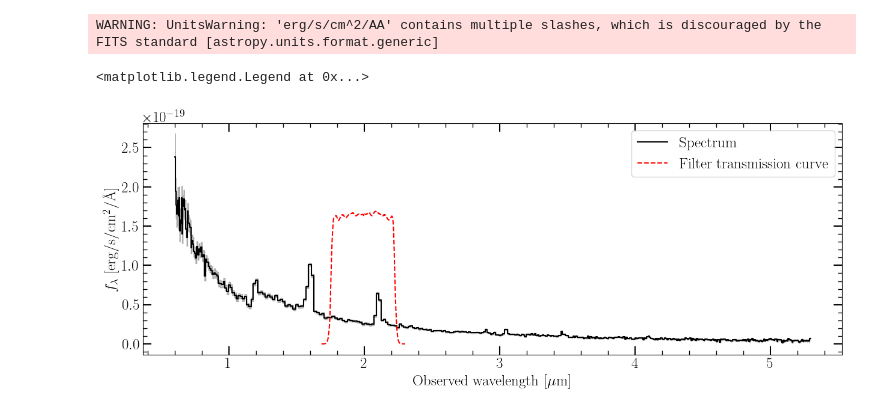
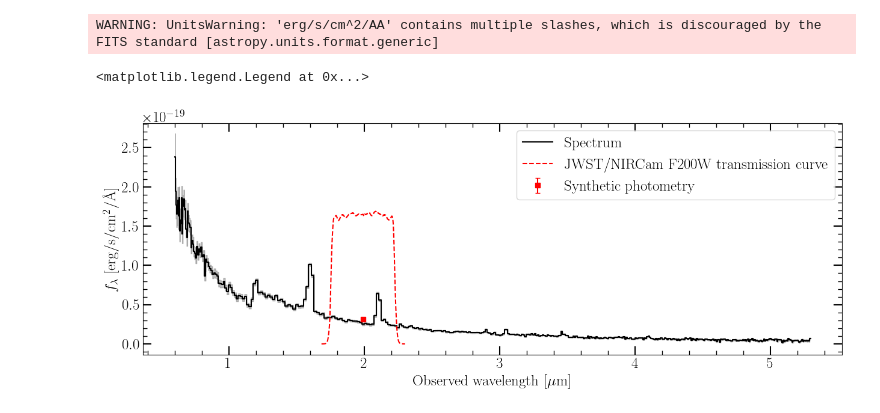
Before and after one commit to leonardo-clarke/specphot, a Jupyter notebook: notebooks/specphot_example_notebook.ipynb, the cells around one changed output. Drawn from its saved outputs; the diff is of its cells as text; code cells hidden in the pictures.

```diff
--- a/notebooks/specphot_example_notebook.ipynb
+++ b/notebooks/specphot_example_notebook.ipynb
@@ -54,7 +54,7 @@ filter_wavelength = np.array(f['col1'])
 filter_transmission = np.array(f['col2'])
 
 # Calculate the synthetic photometry
-f_f200w, e_f200w = spec.pass_through_filter(filter_wavelength=filter_wavelength,
+f_f200w, e_f200w, lam_center = spec.pass_through_filter(filter_wavelength=filter_wavelength,
                                             filter_transmission=filter_transmission,
                                             filter_wavelength_units='AA',
                                             photometry_units='erg/s/cm^2/AA')
@@ -63,14 +63,14 @@ WARNING: UnitsWarning: 'erg/s/cm^2/AA' contains multiple slashes, which is disco
 # %%
 # Plot the spectrum, the filter transmission curve, and the synthetic photometry
 fig, ax = plt.subplots(figsize=(15,5))
 ax.step(spec.wavelength*1e-4, spec.flux, color='black', where='mid', label='Spectrum')
 ax.fill_between(spec.wavelength*1e-4, spec.flux-spec.flux_err, spec.flux+spec.flux_err, color='gray', alpha=0.5, step='mid')
 
-ax.plot(filter_wavelength*1e-4, 30*filter_transmission*np.nanmedian(spec.flux), color='red', label='Filter transmission curve', ls='--')
-ax.errorbar()
+ax.plot(filter_wavelength*1e-4, 30*filter_transmission*np.nanmedian(spec.flux), color='red', label='JWST/NIRCam F200W transmission curve', ls='--')
+ax.errorbar(lam_center*1e-4, f_f200w, yerr=e_f200w, fmt='s', color='red', capsize=3, label='Synthetic photometry')
 ax.set_xlabel('Observed wavelength [$\\rm \mu m$]')
 ax.set_ylabel('$f_{\lambda}$ [$\\rm erg/s/cm^2/\AA$]')
 ax.legend()
 # %% [output]
 <matplotlib.legend.Legend at 0x...>
-[figure, old version]
+[figure, new version]
```
